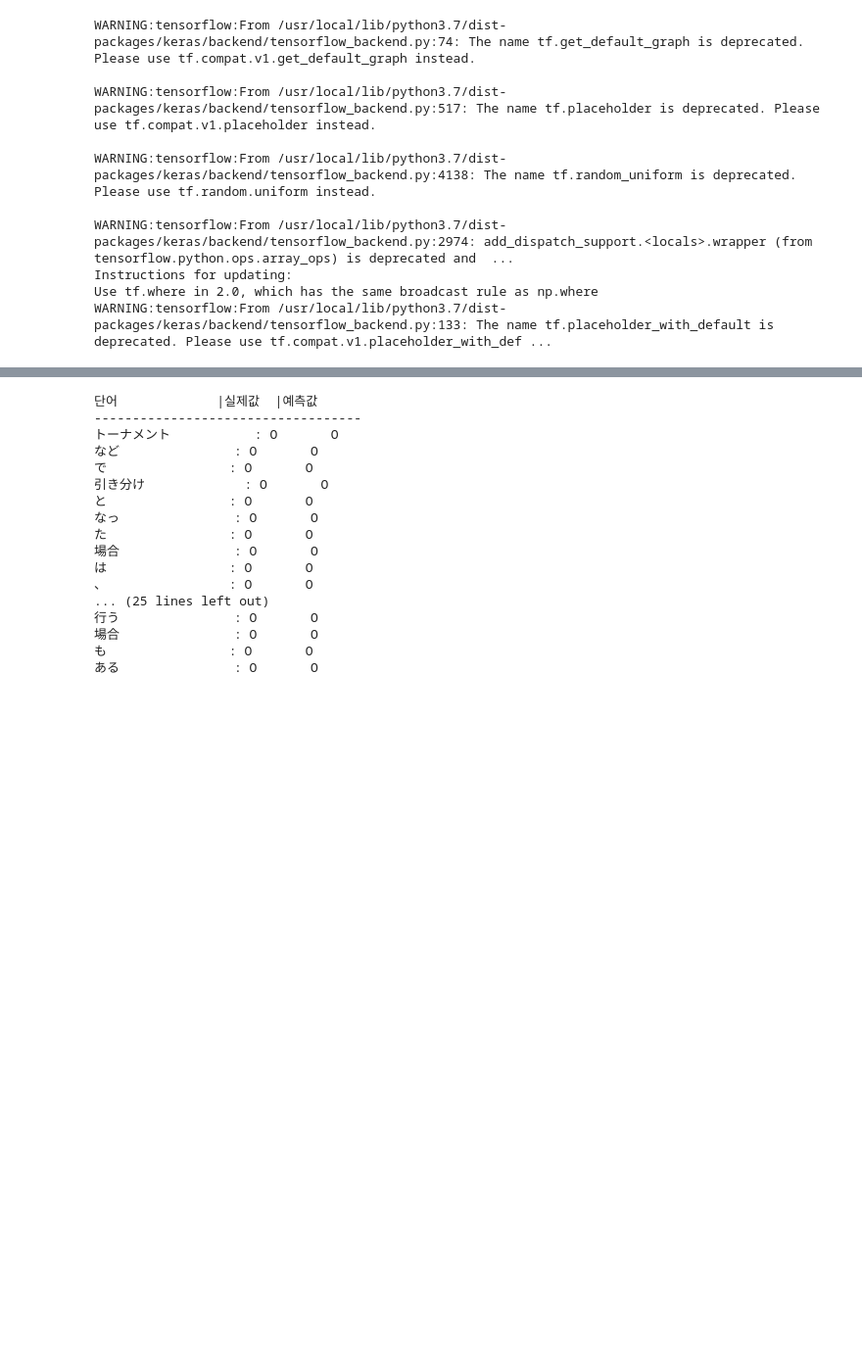
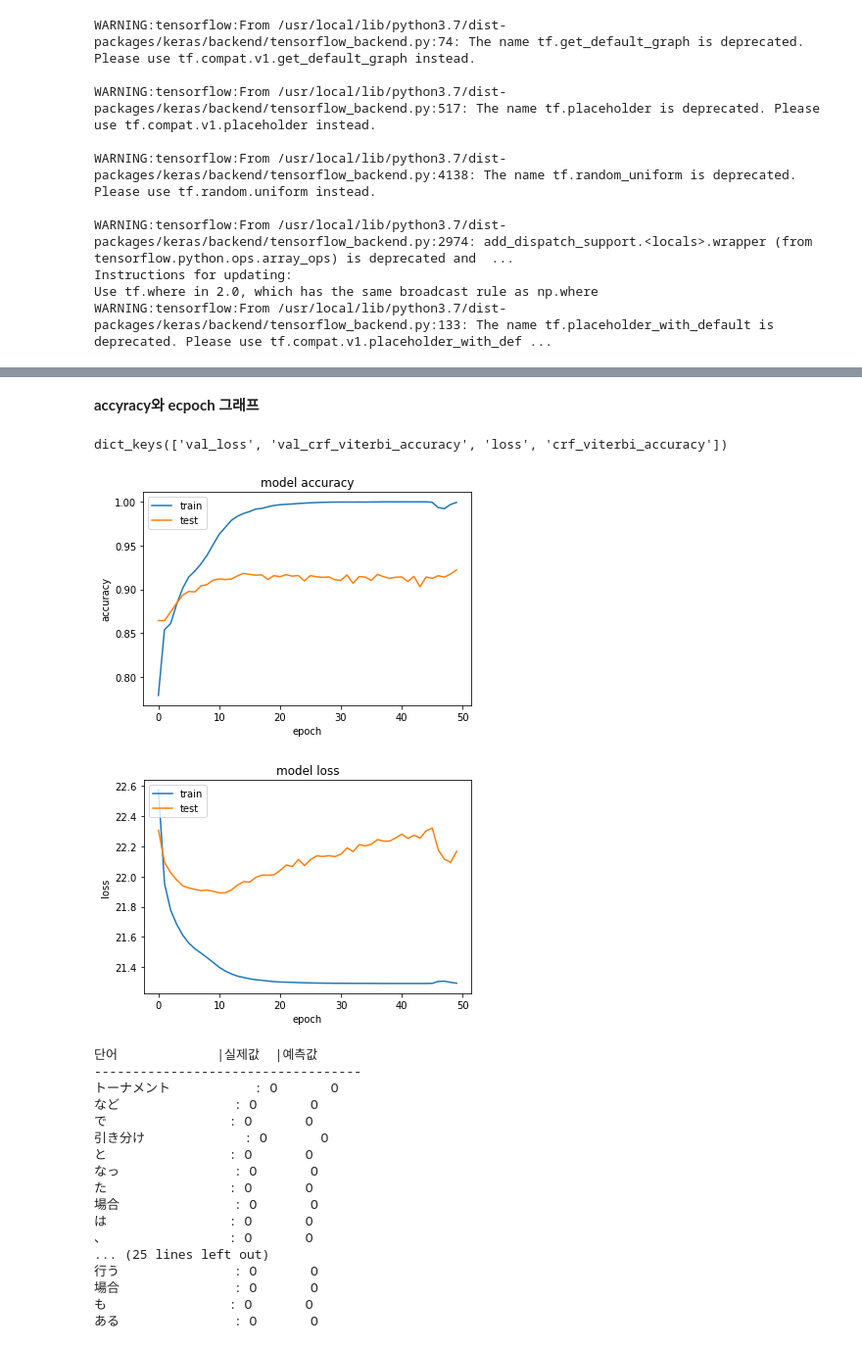
Before and after one commit to HaeSeon/nlp-ner, a Jupyter notebook: [bi_lstm+crf_ner]keras_jp.ipynb, the cells around one changed output, grey strips where cells are left out. Shown at 98% size. Cells and saved outputs as stored; diff of their text form; code cells hidden in the pictures; blank space fills up the shorter version.

```diff
--- a/[bi_lstm+crf_ner]keras_jp.ipynb
+++ b/[bi_lstm+crf_ner]keras_jp.ipynb
@@ -311,4 +314,4 @@ WARNING:tensorflow:From /usr/local/lib/python3.7/dist-packages/keras/backend/ten
 # %%
 model.compile(optimizer="adam", loss=crf.loss_function, metrics=[crf.accuracy])
-history = model.fit(X_train, y_train, batch_size = 32, epochs = 10, validation_split = 0.1, verbose = 1, callbacks=[F1score(use_char=False)])
+history = model.fit(X_train, y_train, batch_size = 32, epochs = 50, validation_split = 0.1, verbose = 1, callbacks=[F1score(use_char=False)])
 # %% [output]
@@ -336,3 +342,28 @@ f1_score did not improve from 0.474182
+# %% [markdown]
+**accyracy와 ecpoch 그래프**
+# %%
+# list all data in history
+print(history.history.keys())
+# summarize history for accuracy
+plt.plot(history.history['crf_viterbi_accuracy'])
+plt.plot(history.history['val_crf_viterbi_accuracy'])
+plt.title('model accuracy')
+plt.ylabel('accuracy')
+plt.xlabel('epoch')
+plt.legend(['train', 'test'], loc='upper left')
+plt.show()
+# summarize history for loss
+plt.plot(history.history['loss'])
+plt.plot(history.history['val_loss'])
+plt.title('model loss')
+plt.ylabel('loss')
+plt.xlabel('epoch')
+plt.legend(['train', 'test'], loc='upper left')
+plt.show()
+# %% [output]
+dict_keys(['val_loss', 'val_crf_viterbi_accuracy', 'loss', 'crf_viterbi_accuracy'])
+[figure, added]
+[figure, added]
 # %%
 bilstm_crf_model = load_model('best_model.h5', custom_objects={'CRF':CRF,
                                                   'crf_loss':crf_loss,
```
Also changed, not shown: parts of 6 cells of this notebook.
